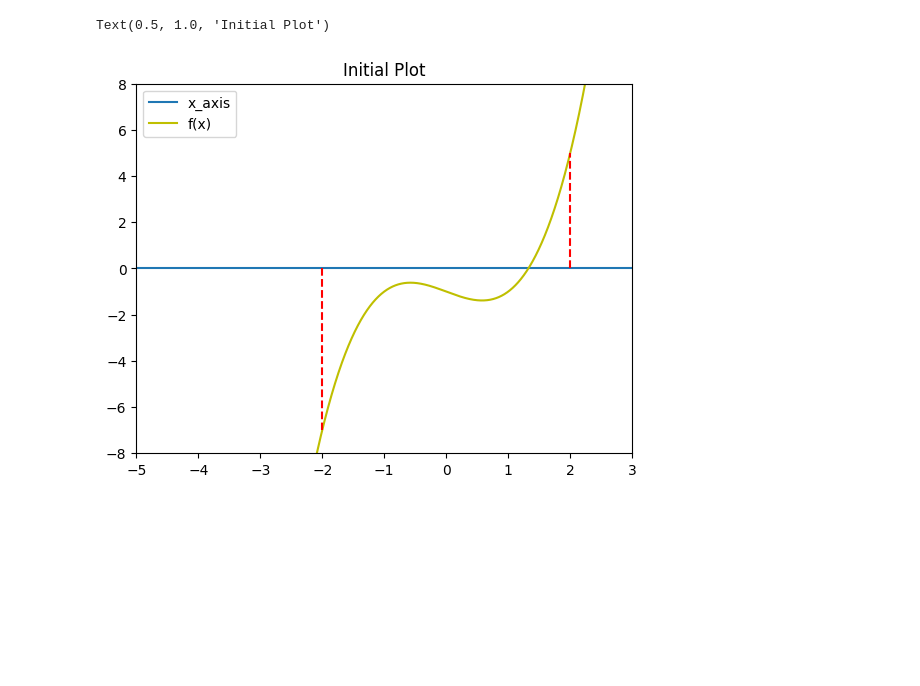
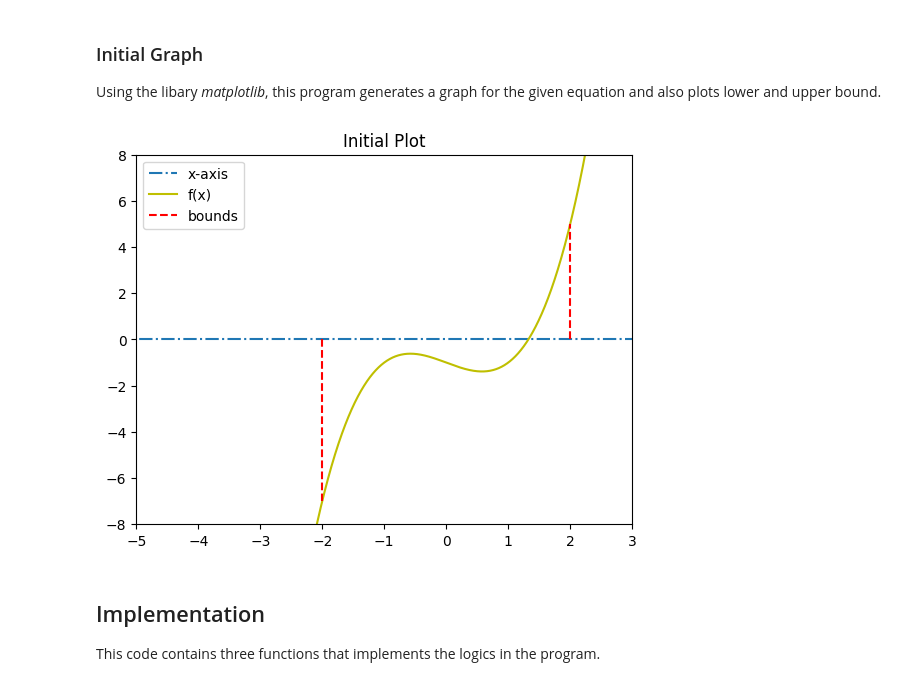
Before and after one commit to BigyaDhungana/False-Position, a Jupyter notebook: falseposition.ipynb, the cells around one changed output. Drawn from its saved outputs; the diff is of its cells as text; code cells hidden in the pictures; blank space fills up the shorter version.

```diff
--- a/falseposition.ipynb
+++ b/falseposition.ipynb
@@ -12,17 +45,23 @@ f=lambdify(eqn_sbl,exp,"numpy")
 table=PrettyTable()
 table.field_names=["n","a","b","f(a)","f(b)","x","f(x)","Sign of f(x)"]
 n,a,b,precision=1,-2,2,4
+# %% [markdown]
+### Initial Graph
+Using the libary <i>matplotlib</i>, this program generates a graph for the given equation and also plots lower and upper bound.
 # %%
 #initial graph
 x_values=np.arange(a-3,b+2,0.0001)
 y_values=f(x_values)
 plt.axis([-5,3,-8,8])
-plt.axhline(y=0,xmax=4,xmin=-5,label="x_axis")
+plt.hlines(0,-20,20,label="x-axis",linestyles="-.")
 plt.plot(x_values,y_values,label="f(x)",color='y')
-plt.vlines(a,0,f(a),color='r',linestyles='--')
+plt.vlines(a,0,f(a),color='r',linestyles='--',label="bounds")
 plt.vlines(b,0,f(b),color='r',linestyles='--')
 plt.legend()
 plt.title("Initial Plot")
+plt.show()
 # %% [output]
-Text(0.5, 1.0, 'Initial Plot')
-[figure, old version]
+[figure, new version]
+# %% [markdown]
+## Implementation
+This code contains three functions that implements the logics in the program.
```
Also changed, not shown: parts of 9 cells of this notebook, 4 other files.
